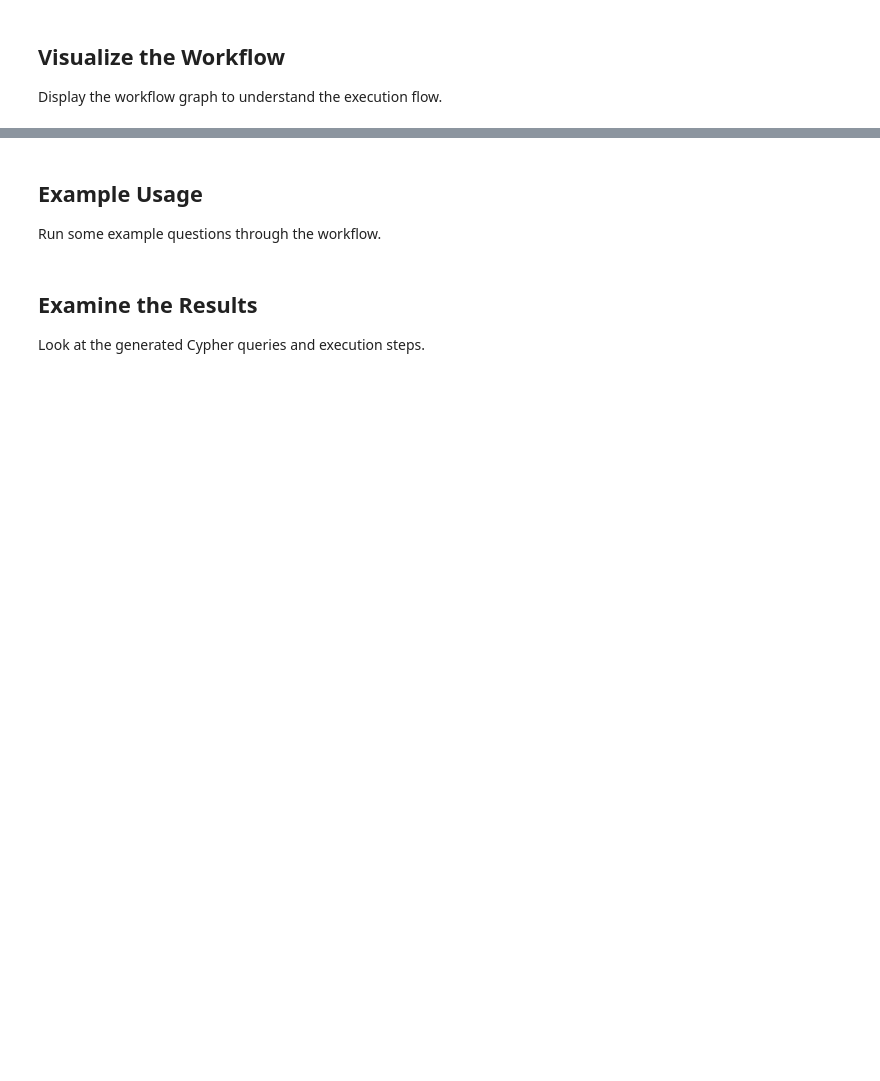
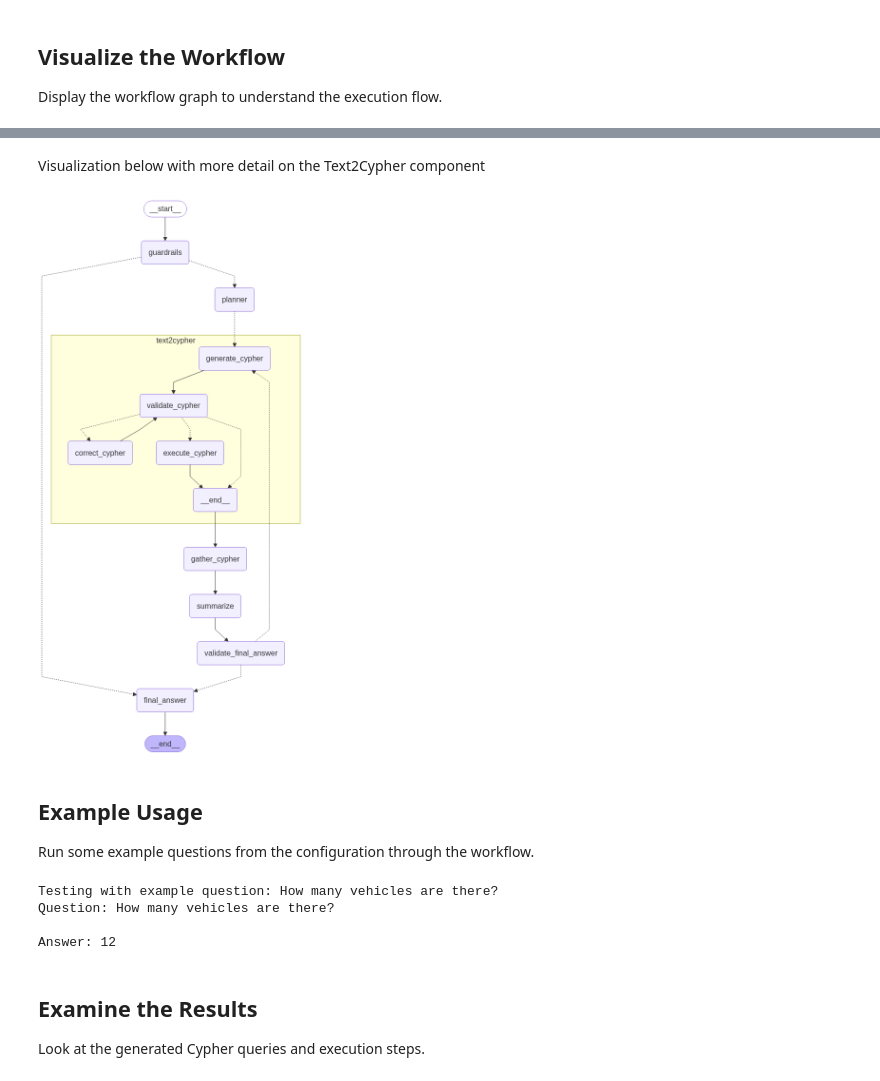
Before and after one commit to yancarlo-perez-neo4j/neo4j-langgraph-text2cypher, a Jupyter notebook: example_apps/iqs_data_explorer/iqs_data_explorer_example.ipynb, the cells around one changed output, grey strips where cells are left out. Drawn from its saved outputs; the diff is of its cells as text; code cells hidden in the pictures; blank space fills up the shorter version.

Commit message:
Update notebook, add conditinal flag and attempts for answer validation

```diff
--- a/example_apps/iqs_data_explorer/iqs_data_explorer_example.ipynb
+++ b/example_apps/iqs_data_explorer/iqs_data_explorer_example.ipynb
@@ -25,5 +28,9 @@ Set up the Neo4j graph connection, LLM, and Cypher example retriever.
 # %%
-# Initialize Neo4j graph connection
+# Load unified configuration
+config_path = "app-config.yml"
+config_loader = UnifiedAppConfigLoader(config_path)
+
+# Initialize Neo4j graph connection (uses environment variables)
 graph = Neo4jGraph(enhanced_schema=True)
 print("Connected to Neo4j")
 print(f"Schema: {graph.schema[:500]}...")  # Print first 500 chars of schema
@@ -44,0 +56,9 @@ Set up the simple text2cypher workflow with guardrails and validation.
+# %%
+# Initialize unified Cypher example retriever
+cypher_example_retriever = UnifiedConfigCypherExampleRetriever(config_path=config_path)
+
+# Get Streamlit configuration for scope description
+streamlit_config = config_loader.get_streamlit_config()
+print(f"Loaded {len(config_loader.get_example_queries())} example queries from: {config_path}")
+print(f"App: {streamlit_config.title}")
+print(f"Scope: {streamlit_config.scope_description[:100]}...")
@@ -45,16 +127,15 @@ Set up the simple text2cypher workflow with guardrails and validation.
 # %%
-# Define the scope of your application
-scope_description = "This application answers questions about your graph database."
-
-# Create the workflow
+# Create the workflow using unified configuration
 agent = create_neo4j_text2cypher_workflow(
     llm=llm,
     graph=graph,
-    scope_description=scope_description,
+    scope_description=streamlit_config.scope_description,
     cypher_example_retriever=cypher_example_retriever,
-    llm_cypher_validation=False,  # Use rule-based validation for speed
+    llm_cypher_validation=False,
     max_attempts=3,
-    attempt_cypher_execution_on_final_attempt=True,
+    attempt_cypher_execution_on_final_attempt=False,
+    enable_final_answer_validation=True
 )
 
 print("Text2Cypher workflow created successfully!")
+print(f"Configuration loaded from: {config_path}")
@@ -75,10 +161,17 @@ except Exception as e:
+# %% [markdown]
+Visualization below with more detail on the Text2Cypher component
+# %%
+display(Image(agent.get_graph(xray=True).draw_mermaid_png()))
+# %% [output]
+[figure, added]
 # %% [markdown]
 ## Example Usage
 
-Run some example questions through the workflow.
+Run some example questions from the configuration through the workflow.
 # %%
-# Example question
-question = "What nodes exist in this graph?"
+# Use the first example question from configuration
+question = streamlit_config.example_questions[0]
+print(f"Testing with example question: {question}")
 
 response = await agent.ainvoke({
     "question": question,
@@ -88,6 +181,11 @@ response = await agent.ainvoke({
 
 print(f"Question: {response.get('question')}")
 print(f"\nAnswer: {response.get('answer')}")
+# %% [output]
+Testing with example question: How many vehicles are there?
+Question: How many vehicles are there?
+
+Answer: 12
 # %% [markdown]
 ## Examine the Results
 
```
Also changed, not shown: parts of 19 cells of this notebook, 5 other files.
